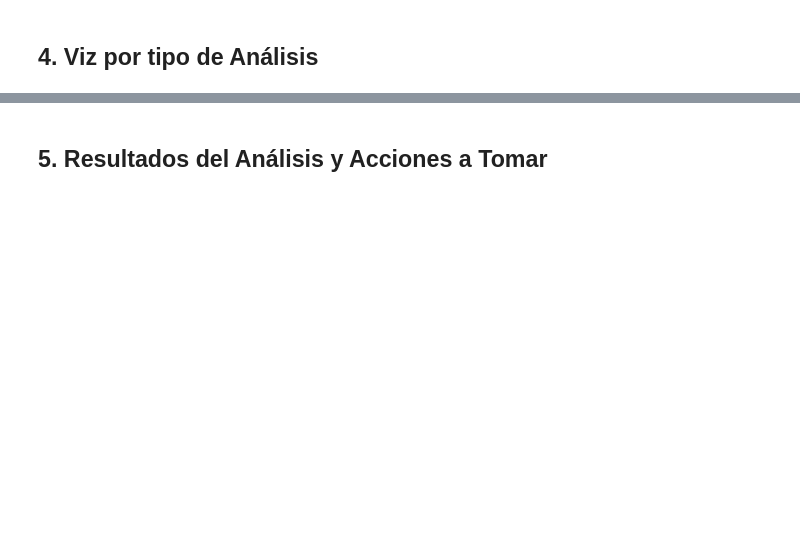
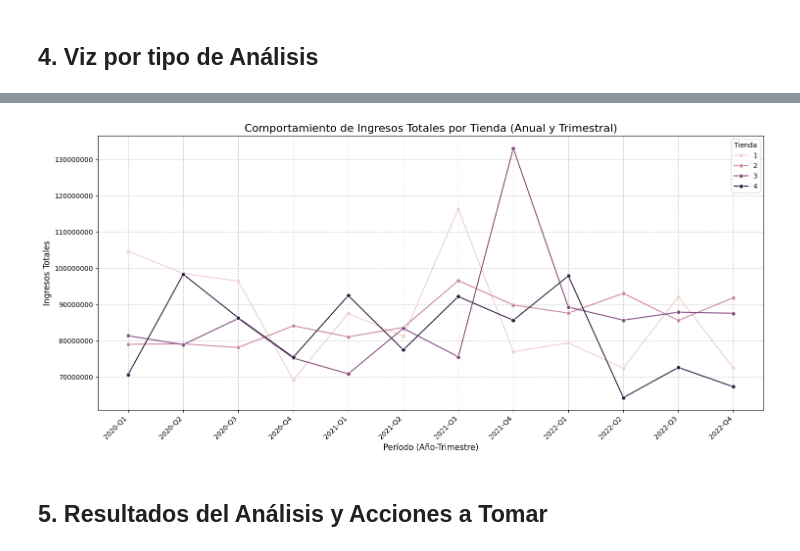
Before and after one commit to TechWithEva/Alura_G9_2026_Challenges_and_Tracking, a Jupyter notebook: Challenge1_Alura'sStores_Eva.ipynb, the cells around one changed output, grey strips where cells are left out. Saved outputs shown, nothing was run; the diff lists cells and outputs as text; code cells hidden in the pictures; blank space fills up the shorter version.

```diff
--- a/Challenge1_Alura'sStores_Eva.ipynb
+++ b/Challenge1_Alura'sStores_Eva.ipynb
@@ -120 +232,24 @@ bd_tiendas = bd_tiendas[bd_tiendas['TrnAnio'] != 2023]
+# %%
+#Desglose de datos por Tienda
+#Comportamiento para cada Tienda por año
+#Transacciones por año
+totalTransaccionesxTiendaAnio = conteoDesglose(bd_tiendas,['Tienda','TrnAnio'],'TransaccionID')
+#Ventas por año
+totalVentasxTiendaAnio = AgregacionDesglose(bd_tiendas,['TrnAnio','Tienda'],'TrnVenta')
+totalVentasxTiendaTrimestral = AgregacionDesglose(bd_tiendas,['TrnAnio','Tienda','TrnTrimestre'],'TrnVenta')
+#Ventas por Producto - Categoria
+transaccionesCeroCosto = bd_tiendas[bd_tiendas['TrnCostoEnvio'] == 0].groupby(['Tienda', 'Producto'])['TransaccionID'].count().reset_index(name='TrnCeroCosto')
+totalVentasxTiendaProducto = AgregacionDesglose(bd_tiendas,['Tienda','Producto','ProductoCategoria'],'TrnVenta')
+totalVentasxTiendaProducto['%VentaTienda'] = (totalVentasxTiendaProducto['TrnVenta'] / totalVentasxTiendaProducto.groupby('Tienda')['TrnVenta'].transform('sum')*100).round(2)
+totalVentasxTiendaProducto['%Satisfaccion'] = bd_tiendas.groupby(['Tienda', 'Producto'])['TrnCalificacion'].mean().round(2).reset_index(drop=True)
+totalVentasxTiendaProducto = totalVentasxTiendaProducto.merge(transaccionesCeroCosto, on=['Tienda', 'Producto'], how='left')
+totalVentasxTiendaProducto['CostoEnvioMaximo'] = bd_tiendas.groupby(['Tienda', 'Producto'])['TrnCostoEnvio'].max().reset_index(drop=True)
+totalVentasxTiendaProducto['CostoEnvioMinimo'] = bd_tiendas.groupby(['Tienda', 'Producto'])['TrnCostoEnvio'].min().reset_index(drop=True)
+totalVentasxTiendaProducto['TrnSinCostoEnvio'] = totalVentasxTiendaProducto['TrnCeroCosto'].fillna(0).astype(int)
+totalVentasxTiendaProducto.drop(columns=['TrnCeroCosto'], inplace=True)
+totalVentasxTiendaProducto['TrnxProducto'] = bd_tiendas.groupby(['Tienda', 'Producto'])['TransaccionID'].count().reset_index(drop=True)
+totalVentasxTiendaProducto['%TrnSinCosto'] = (totalVentasxTiendaProducto['TrnSinCostoEnvio'] / totalVentasxTiendaProducto['TrnxProducto'] * 100).round(2)
+totalVentasxTiendaProducto.sort_values(by=['TrnVenta','Tienda'], ascending=[False,True], inplace=True)
+totalVentasxTiendaProducto['DistribucionAlcance'] = bd_tiendas.groupby(['Tienda', 'Producto'])['TrnCiudadDestino'].nunique().reset_index(drop=True)
+base_rendimiento_tienda_desglosado = pd.DataFrame(totalVentasxTiendaProducto)
 # %% [markdown]
@@ -191,2 +415,25 @@ plt.bar_label(ax2.containers[0])
+# %%
+import matplotlib.pyplot as plt
+import seaborn as sns
+
+# Create a 'Periodo' column for chronological order on the x-axis
+totalVentasxTiendaTrimestral['Periodo'] = totalVentasxTiendaTrimestral['TrnAnio'].astype(str) + '-Q' + totalVentasxTiendaTrimestral['TrnTrimestre'].astype(str)
+
+# Ensure periods are sorted for correct plotting order
+totalVentasxTiendaTrimestral_sorted = totalVentasxTiendaTrimestral.sort_values(by=['TrnAnio', 'TrnTrimestre'])
+
+plt.figure(figsize=(15, 7))
+sns.lineplot(x='Periodo', y='TrnVenta', hue='Tienda', data=totalVentasxTiendaTrimestral_sorted, marker='o')
+
+plt.title('Comportamiento de Ingresos Totales por Tienda (Anual y Trimestral)', fontsize=16)
+plt.xlabel('Período (Año-Trimestre)', fontsize=12)
+plt.ylabel('Ingresos Totales', fontsize=12)
+plt.ticklabel_format(style='plain', axis='y') # Prevent scientific notation on y-axis
+plt.xticks(rotation=45, ha='right')
+plt.grid(True, linestyle='--', alpha=0.7)
+plt.tight_layout()
+plt.show()
+# %% [output]
+[figure, added]
 # %% [markdown]
 ## 5. Resultados del Análisis y Acciones a Tomar
```
Also changed, not shown: parts of 47 cells of this notebook.
